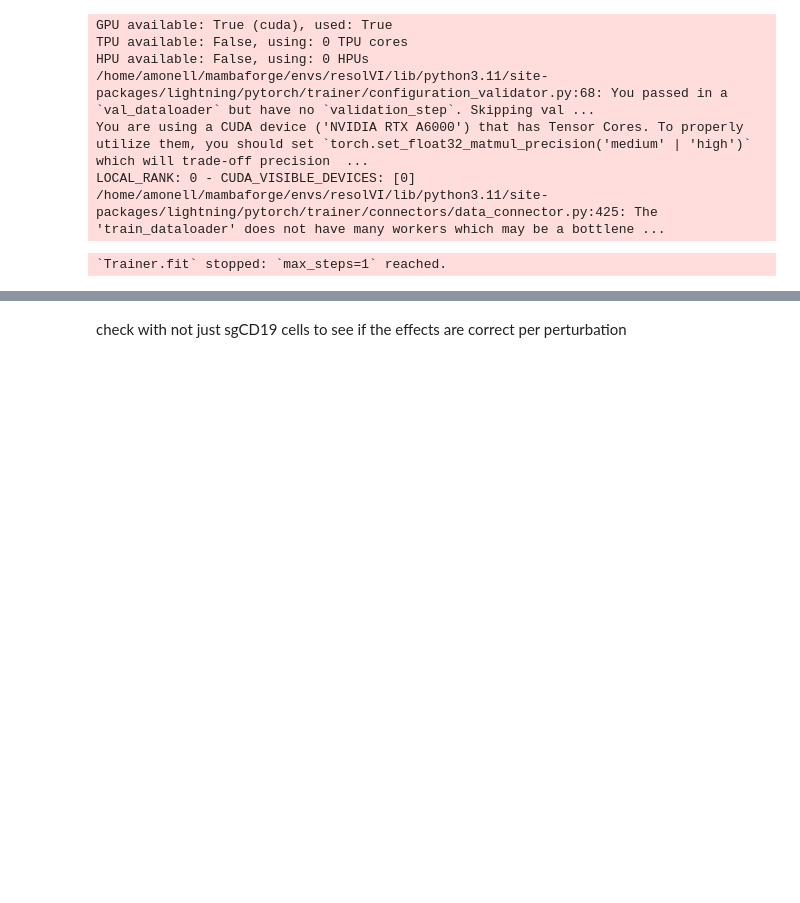
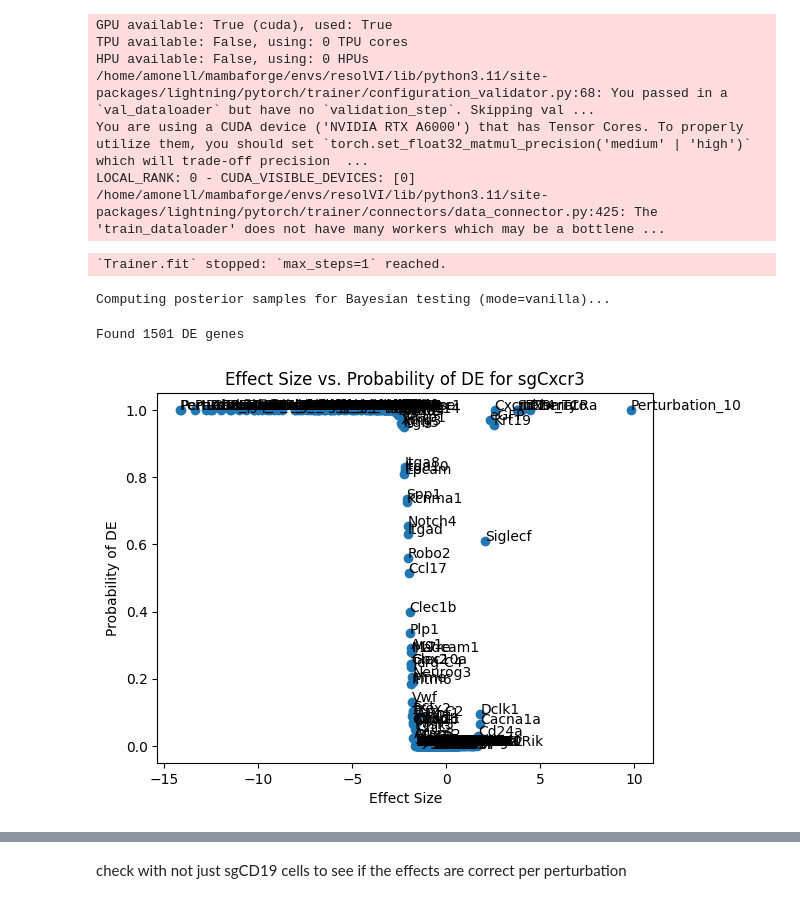
Before and after one commit to amonell/scvi-tools, a Jupyter notebook: resolve_perurb_tests/test1.ipynb, the cells around one changed output, grey strips where cells are left out. Drawn from its saved outputs; the diff is of its cells as text; code cells hidden in the pictures; blank space fills up the shorter version.

```diff
--- a/resolve_perurb_tests/test1.ipynb
+++ b/resolve_perurb_tests/test1.ipynb
@@ -105,5 +94,45 @@ uncertainty = effects_cells["uncertainty"]
+# %%
+#use mode vanilla for no threshold specified.
+de_results = supervised_resolvi.get_perturbation_de(
+    indices=cell_indices,
+    mode="vanilla",           # Bayesian thresholded-null testing
+    fdr_target=0.05,        # Target false discovery rate
+    n_samples=200          # Posterior samples for testing
+)
+# de_results = supervised_resolvi.get_perturbation_de(
+#     indices=cell_indices,
+#     mode="change",           # Bayesian thresholded-null testing
+#     delta=2,             # Effect size threshold (log2 FC)
+#     fdr_target=0.05,        # Target false discovery rate
+#     n_samples=200,          # Posterior samples for testing
+#     use_mixture_posterior=True,  # Most rigorous (like scVI)
+# )
+# %% [output]
+Computing posterior samples for Bayesian testing (mode=vanilla)...
+# %%
+significant_genes = de_results[de_results['is_de_fdr']]
+print(f"Found {len(significant_genes)} DE genes")
+# %% [output]
+Found 1501 DE genes
 # %%
 df = pd.DataFrame(list(zip(query_adata.obs['guide_rnas'].values, query_adata.obsm['_scvi_extra_categorical_covs']['guide_rnas'].values)), columns = ['celltype', 'perturb_number'])
 celltype_to_perturb_number = dict(zip(df['perturb_number'], df['celltype']))
 
 celltype_to_perturb_number = {f'perturbation_{k}': v for k, v in celltype_to_perturb_number.items()}
+# %%
+de_results['perturbation'] = de_results['perturbation'].map(celltype_to_perturb_number)
+# %%
+effect_sizes = de_results[de_results['perturbation'] == 'sgCxcr3']['effect_size'].values
+proba_de = de_results[de_results['perturbation'] == 'sgCxcr3']['proba_de'].values
+gene_names = de_results[de_results['perturbation'] == 'sgCxcr3']['gene'].values
+# %%
+plt.scatter(effect_sizes, proba_de)
+#annotate the points with the gene names
+for i, gene in enumerate(gene_names):
+    plt.annotate(gene, (effect_sizes[i], proba_de[i]))
+plt.xlabel('Effect Size')
+plt.ylabel('Probability of DE')
+plt.title('Effect Size vs. Probability of DE for sgCxcr3')
+plt.show()
+# %% [output]
+[figure, added]
```
Also changed, not shown: parts of 7 cells of this notebook, 1 other file.
